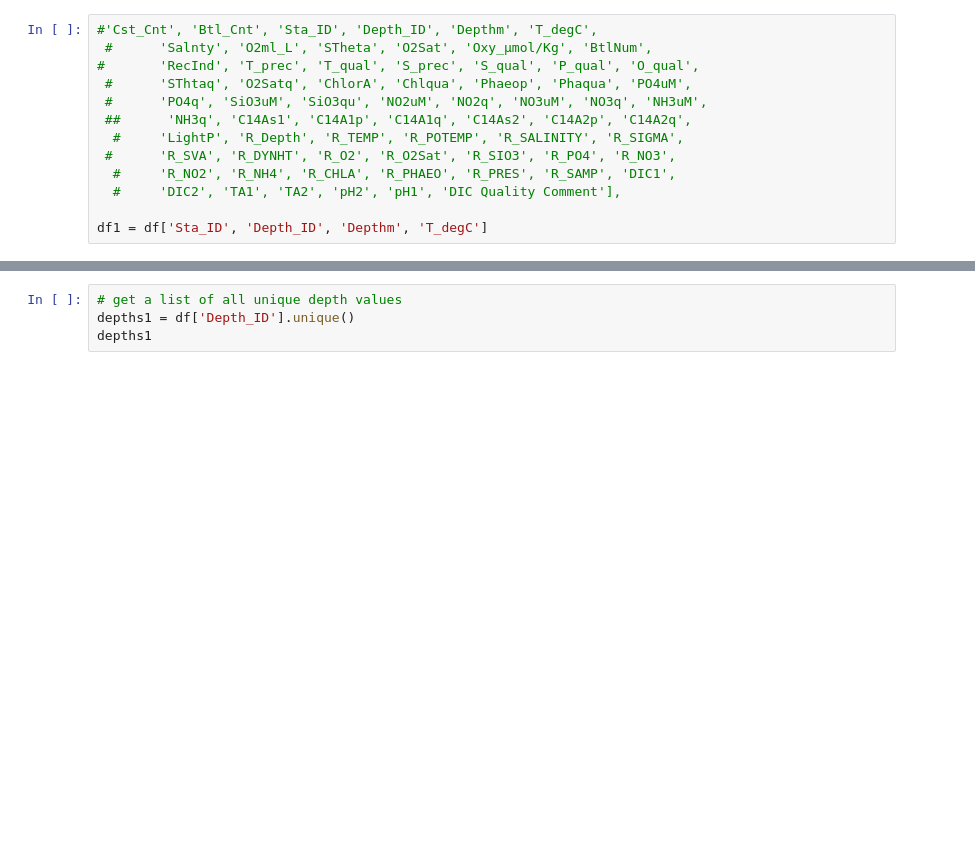
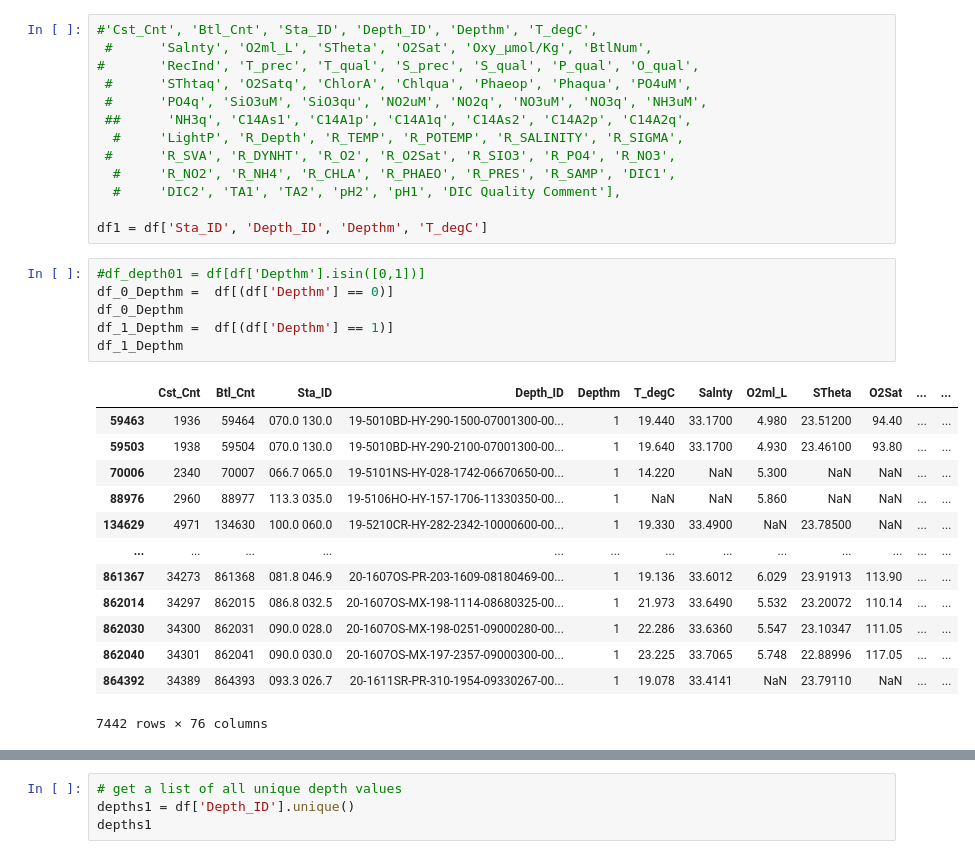
Before and after one commit to JackieAttack/COMP5360_Final_Project, a Jupyter notebook: COMP5360_Final_Project_Yueqin_edit_03312022.ipynb, the cells around one changed output, grey strips where cells are left out. Saved outputs shown, nothing was run; the diff lists cells and outputs as text; blank space fills up the shorter version.

```diff
--- a/COMP5360_Final_Project_Yueqin_edit_03312022.ipynb
+++ b/COMP5360_Final_Project_Yueqin_edit_03312022.ipynb
@@ -284,3 +324,23 @@ desc
   #     'DIC2', 'TA1', 'TA2', 'pH2', 'pH1', 'DIC Quality Comment'],
 
 df1 = df['Sta_ID', 'Depth_ID', 'Depthm', 'T_degC']
+# %%
+#df_depth01 = df[df['Depthm'].isin([0,1])]
+df_0_Depthm =  df[(df['Depthm'] == 0)]
+df_0_Depthm
+df_1_Depthm =  df[(df['Depthm'] == 1)]
+df_1_Depthm
+# %% [output]
+|  | Cst_Cnt | Btl_Cnt | Sta_ID | Depth_ID | Depthm | T_degC | Salnty | O2ml_L | STheta | O2Sat | ... | ... |
+| 59463 | 1936 | 59464 | 070.0 130.0 | 19-5010BD-HY-290-1500-07001300-00... | 1 | 19.440 | 33.1700 | 4.980 | 23.51200 | 94.40 | ... | ... |
+| 59503 | 1938 | 59504 | 070.0 130.0 | 19-5010BD-HY-290-2100-07001300-00... | 1 | 19.640 | 33.1700 | 4.930 | 23.46100 | 93.80 | ... | ... |
+| 70006 | 2340 | 70007 | 066.7 065.0 | 19-5101NS-HY-028-1742-06670650-00... | 1 | 14.220 | NaN | 5.300 | NaN | NaN | ... | ... |
+| 88976 | 2960 | 88977 | 113.3 035.0 | 19-5106HO-HY-157-1706-11330350-00... | 1 | NaN | NaN | 5.860 | NaN | NaN | ... | ... |
+| 134629 | 4971 | 134630 | 100.0 060.0 | 19-5210CR-HY-282-2342-10000600-00... | 1 | 19.330 | 33.4900 | NaN | 23.78500 | NaN | ... | ... |
+| ... | ... | ... | ... | ... | ... | ... | ... | ... | ... | ... | ... | ... |
+| 861367 | 34273 | 861368 | 081.8 046.9 | 20-1607OS-PR-203-1609-08180469-00... | 1 | 19.136 | 33.6012 | 6.029 | 23.91913 | 113.90 | ... | ... |
+| 862014 | 34297 | 862015 | 086.8 032.5 | 20-1607OS-MX-198-1114-08680325-00... | 1 | 21.973 | 33.6490 | 5.532 | 23.20072 | 110.14 | ... | ... |
+| 862030 | 34300 | 862031 | 090.0 028.0 | 20-1607OS-MX-198-0251-09000280-00... | 1 | 22.286 | 33.6360 | 5.547 | 23.10347 | 111.05 | ... | ... |
+| 862040 | 34301 | 862041 | 090.0 030.0 | 20-1607OS-MX-197-2357-09000300-00... | 1 | 23.225 | 33.7065 | 5.748 | 22.88996 | 117.05 | ... | ... |
+| 864392 | 34389 | 864393 | 093.3 026.7 | 20-1611SR-PR-310-1954-09330267-00... | 1 | 19.078 | 33.4141 | NaN | 23.79110 | NaN | ... | ... |
+7442 rows × 76 columns
```
Also changed, not shown: parts of 8 cells of this notebook.
